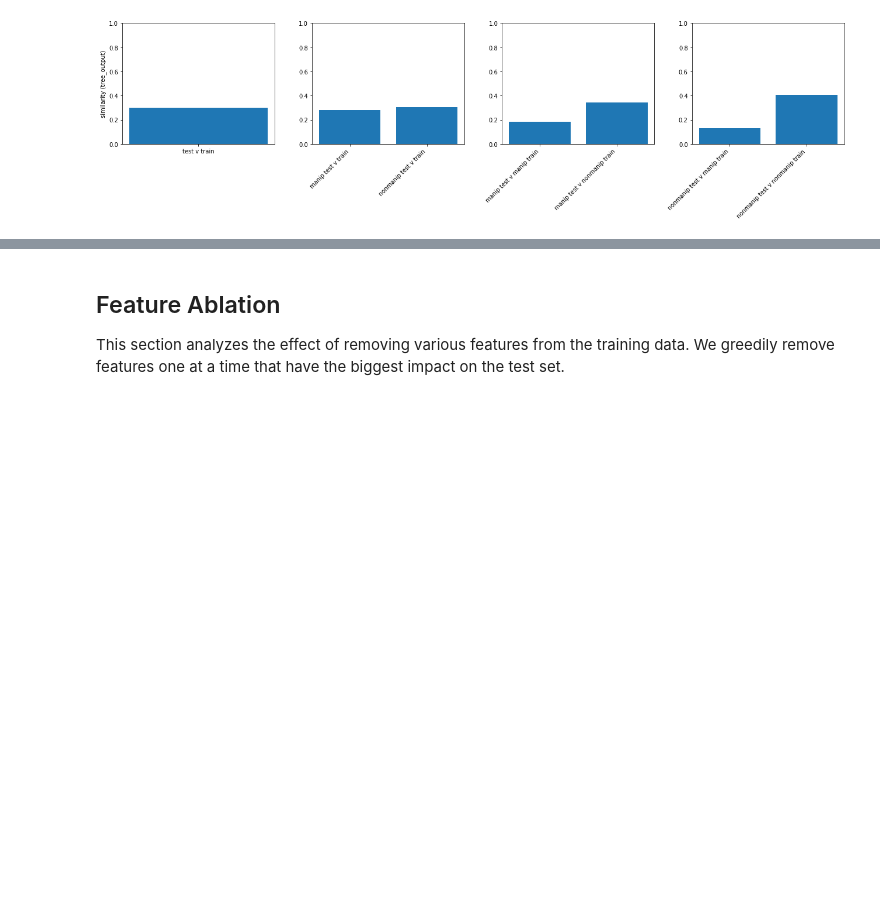
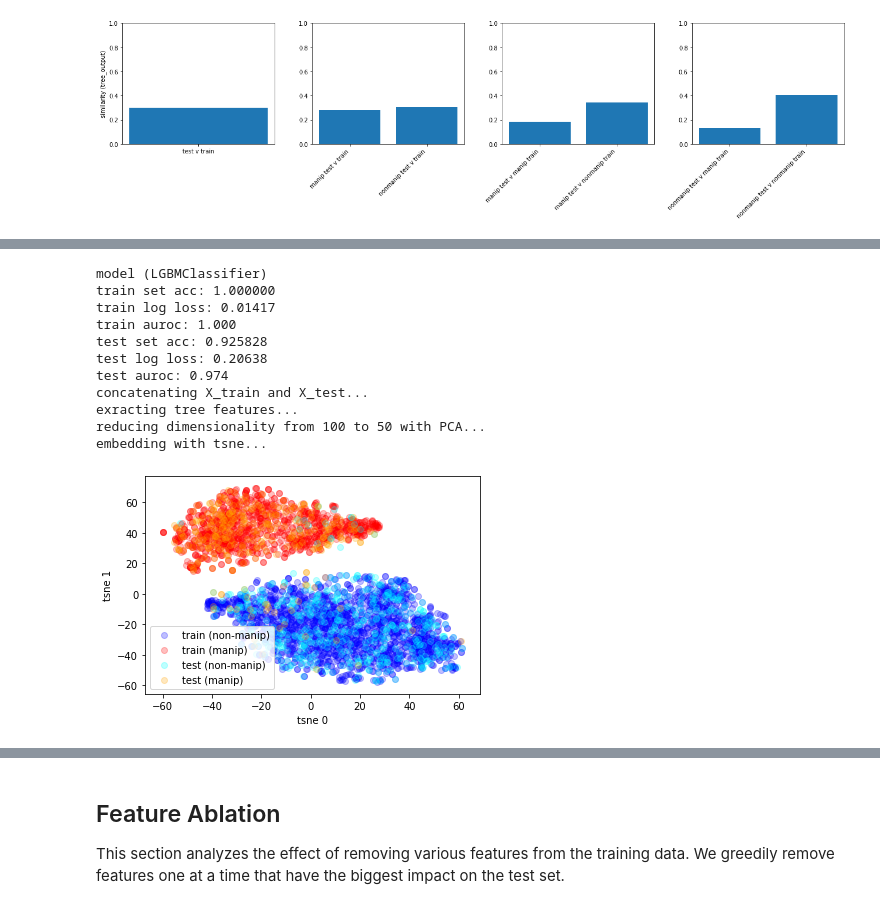
Before and after one commit to jjbrophy47/trex, a Jupyter notebook: experiments/notebooks/alignment_explore.ipynb, the cells around one changed output, grey strips where cells are left out. Cells and saved outputs as stored; diff of their text form; code cells hidden in the pictures; blank space fills up the shorter version.

```diff
--- a/experiments/notebooks/alignment_explore.ipynb
+++ b/experiments/notebooks/alignment_explore.ipynb
@@ -41,0 +55,15 @@ nonmanip test and nonmanip train similarity: 0.409
+# %%
+feature_clustering(model='lgb', encoding='tree_output', dataset='medifor2', random_state=1, verbose=0, data_dir=data_dir)
+# %% [output]
+model (LGBMClassifier)
+train set acc: 1.000000
+train log loss: 0.01417
+train auroc: 1.000
+test set acc: 0.925828
+test log loss: 0.20638
+test auroc: 0.974
+concatenating X_train and X_test...
+exracting tree features...
+reducing dimensionality from 100 to 50 with PCA...
+embedding with tsne...
+[figure, added]
```
Also changed, not shown: parts of 8 cells of this notebook, 15 other files.
